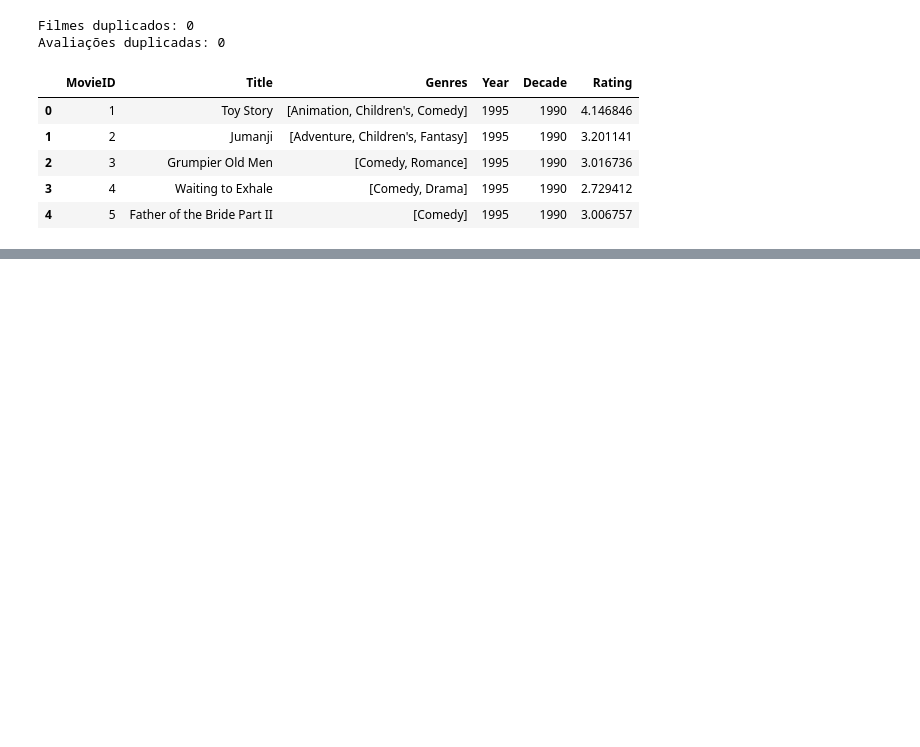
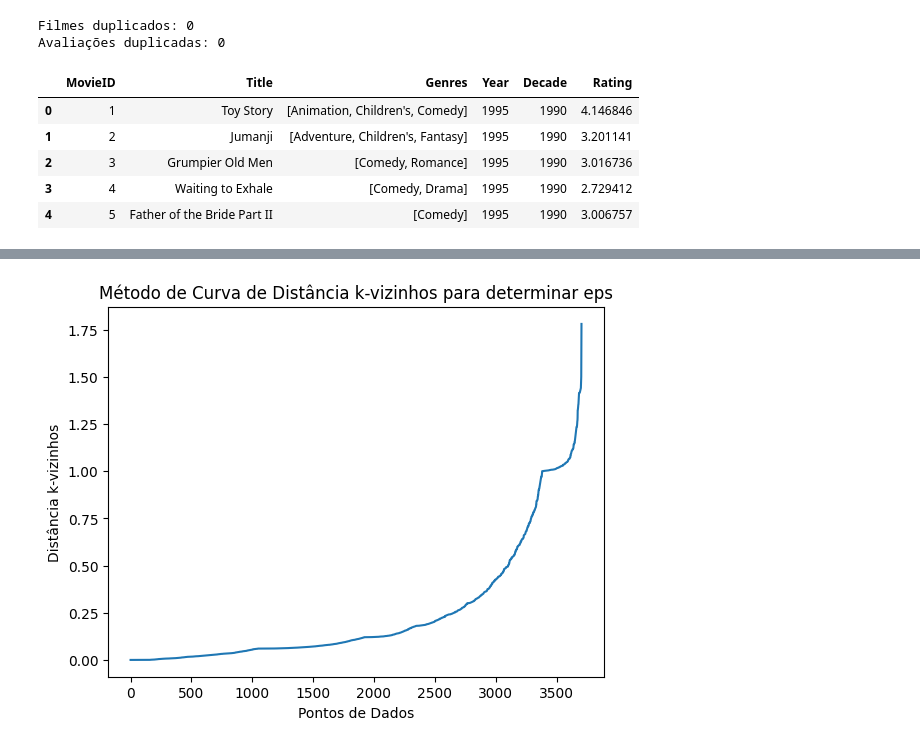
Before and after one commit to casalecchi/data-mining, a Jupyter notebook: movie.ipynb, the cells around one changed output, grey strips where cells are left out. Drawn from its saved outputs; the diff is of its cells as text; code cells hidden in the pictures; blank space fills up the shorter version.

```diff
--- a/movie.ipynb
+++ b/movie.ipynb
@@ -186,0 +316,17 @@ movie_rating.dropna(axis=0, inplace=True)
+# %%
+# Determinar o valor de eps usando k-nearest neighbors
+X = final_data[feature_columns]
+neighbors = NearestNeighbors(n_neighbors=5)
+neighbors_fit = neighbors.fit(X)
+distances, indices = neighbors_fit.kneighbors(X)
+
+# Ordenar as distâncias dos k-vizinhos
+distances = np.sort(distances, axis=0)
+distances = distances[:,1]
+plt.plot(distances)
+plt.xlabel('Pontos de Dados')
+plt.ylabel('Distância k-vizinhos')
+plt.title('Método de Curva de Distância k-vizinhos para determinar eps')
+plt.show()
+# %% [output]
+[figure, added]
```
Also changed, not shown: parts of 11 cells of this notebook.
